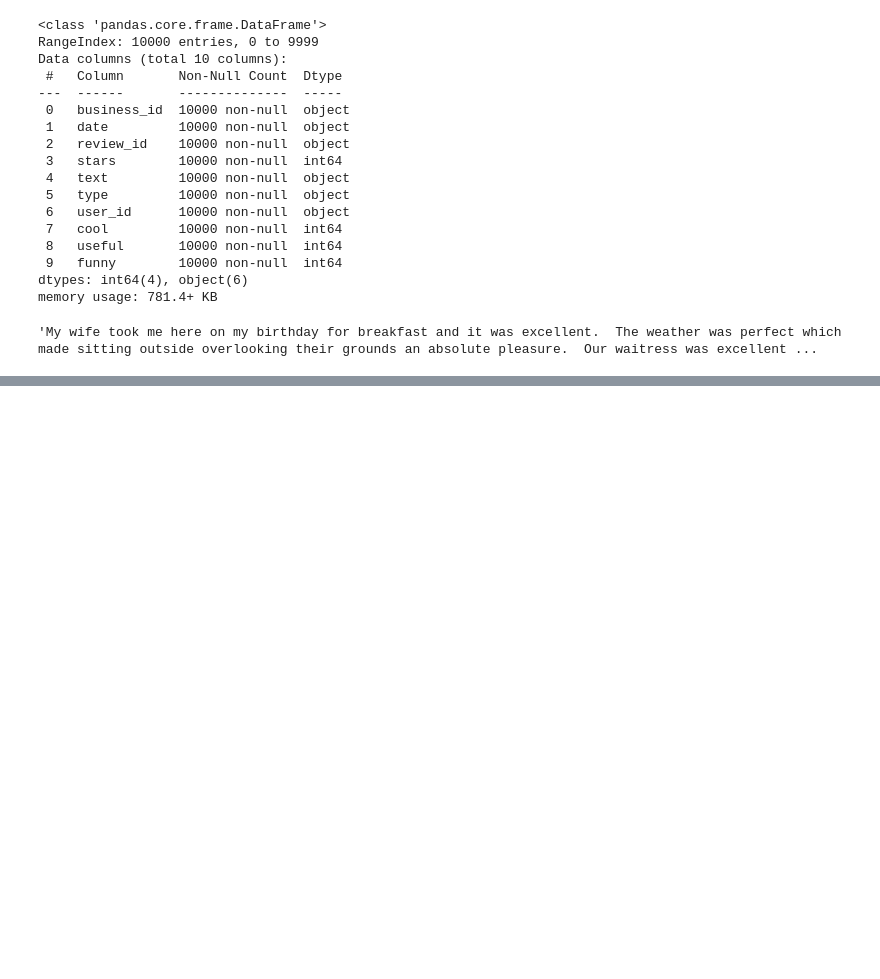
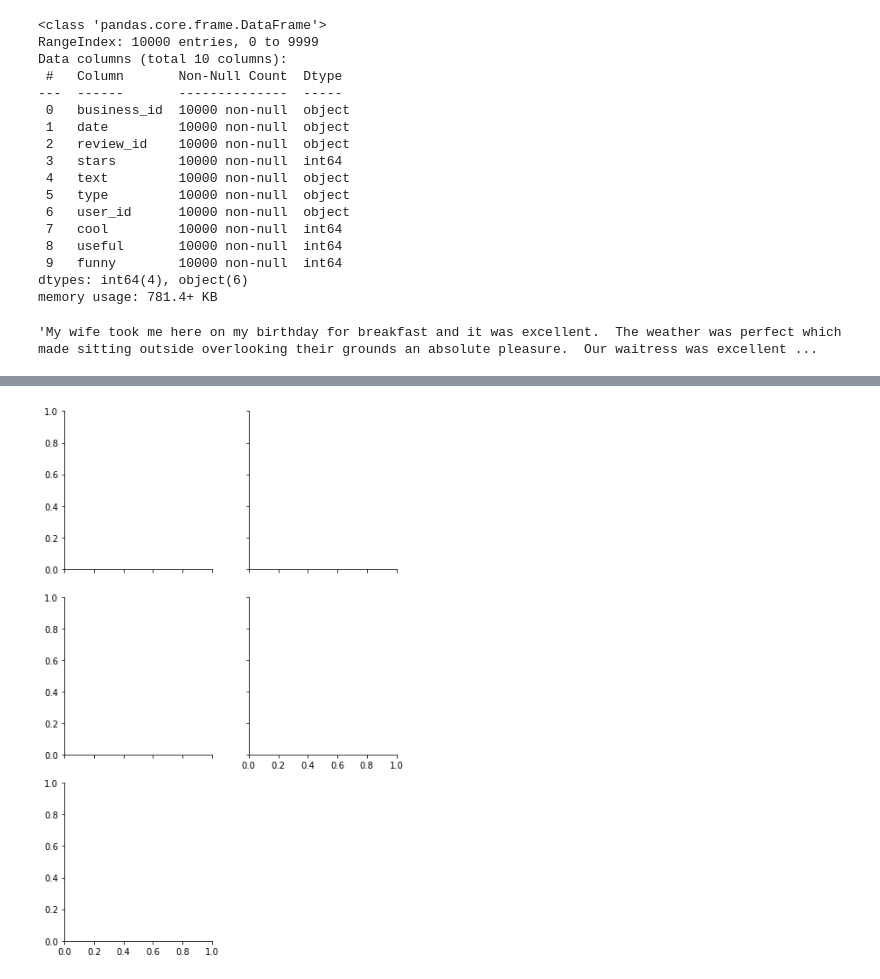
Before and after one commit to Srinivas1043/yelp-review-classification, a Jupyter notebook: Yelp Naive Bayes.ipynb, the cells around one changed output, grey strips where cells are left out. Drawn from its saved outputs; the diff is of its cells as text; code cells hidden in the pictures; blank space fills up the shorter version.

```diff
--- a/Yelp Naive Bayes.ipynb
+++ b/Yelp Naive Bayes.ipynb
@@ -57,0 +114,4 @@ yelp_df['text'][0]
+# %%
+g = sns.FacetGrid(data = yelp_df, col = 'stars', col_wrap = 2)
+# %% [output]
+[figure, added]
```
Also changed, not shown: parts of 10 cells of this notebook.
